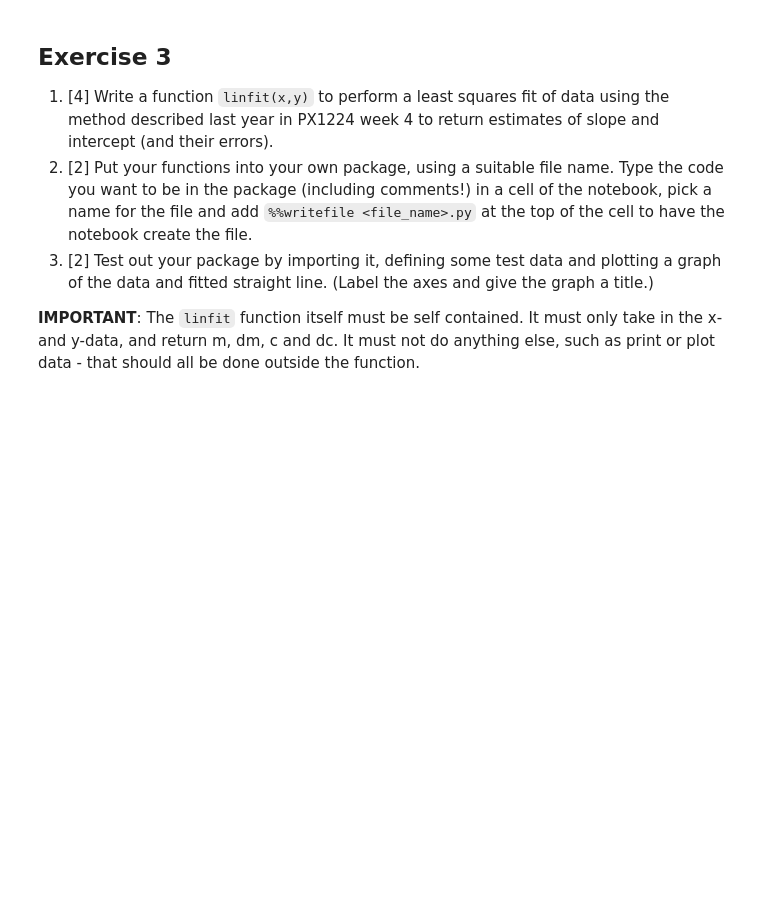
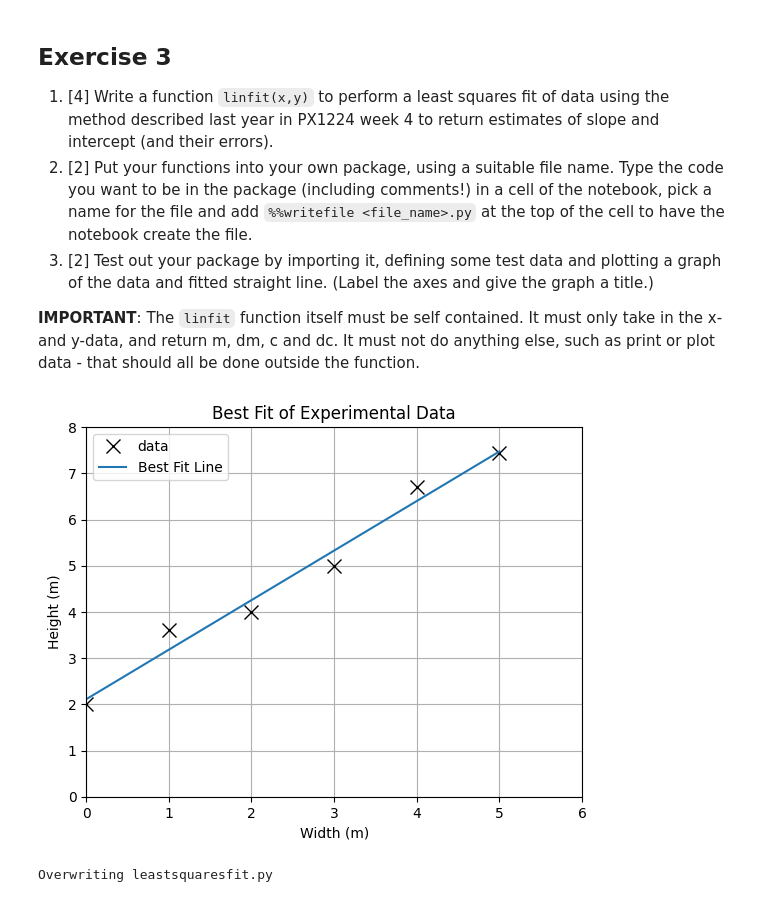
Before and after one commit to PX2145-2025/week-2-b-Ghai-Ineesh, a Jupyter notebook: Functions.ipynb, the cells around one changed output. Saved outputs shown, nothing was run; the diff lists cells and outputs as text; code cells hidden in the pictures; blank space fills up the shorter version.

```diff
--- a/Functions.ipynb
+++ b/Functions.ipynb
@@ -397,3 +414,67 @@ satellite_altitude(86400, 6.67430e-11, 5.972e24, 6371000)
   3. [2] Test out your package by importing it, defining some test data and plotting a graph of the data and fitted straight line. (Label the axes and give the graph a title.)
 
 **IMPORTANT**: The `linfit` function itself must be self contained. It must only take in the x- and y-data, and return m, dm, c and dc. It must not do anything else, such as print or plot data - that should all be done outside the function.
+# %%
+# Data from experiment entered in arrays
+from matplotlib.pyplot import grid, plot, xlabel, xlim, ylabel, ylim, title, legend, show
+from numpy import linspace, poly1d, polyfit
+
+x_array = [0, 1, 2, 3, 4, 5]
+y_array = [2, 3.6, 4, 5, 6.7, 7.45]
+
+# Plot data points
+plot( x_array, y_array, 'kx', markersize=10, label='data' )
+
+# Find and plot 1st order line of best fit
+p_coeff = polyfit( x_array, y_array, 1 )
+p = poly1d( p_coeff )
+x = linspace( 0, 5, 100 )
+plot( x, p(x), label='Best Fit Line' )
+
+# Add titles/labels and a legend to the graph
+title( 'Best Fit of Experimental Data' )
+xlabel( 'Width (m)' )
+ylabel( 'Height (m)' )
+legend( loc='best' )
+
+# Format the graph to be easily readable
+grid( )
+xlim( 0, 6 )
+ylim( 0, 8 )
+
+show()
+# %% [output]
+[figure, added]
+# %%
+%%writefile leastsquaresfit.py
+
+import numpy as np
+from numpy import mean, sqrt
+
+def linfit(x, y):
+    """
+    Perform a least squares linear fit to data (x, y).
+    Returns: slope, intercept, slope_error, intercept_error
+    """
+    x = np.array(x)
+    y = np.array(y)
+    n = len(x)
+    x_mean = mean(x)
+    y_mean = mean(y)
+
+    Sxx = np.sum((x - x_mean)**2)
+    Sxy = np.sum((x - x_mean)*(y - y_mean))
+
+    slope = Sxy / Sxx
+    intercept = y_mean - slope * x_mean
+
+    # Estimate errors
+    y_fit = slope * x + intercept
+    residuals = y - y_fit
+    sigma2 = np.sum(residuals**2) / (n - 2)
+    slope_error = sqrt(sigma2 / Sxx)
+    intercept_error = sqrt(sigma2 * (1/n + x_mean**2 / Sxx))
+
+    return slope, intercept, slope_error, intercept_error
+# %% [output]
+Overwriting leastsquaresfit.py
```
Also changed, not shown: parts of 3 cells of this notebook.
